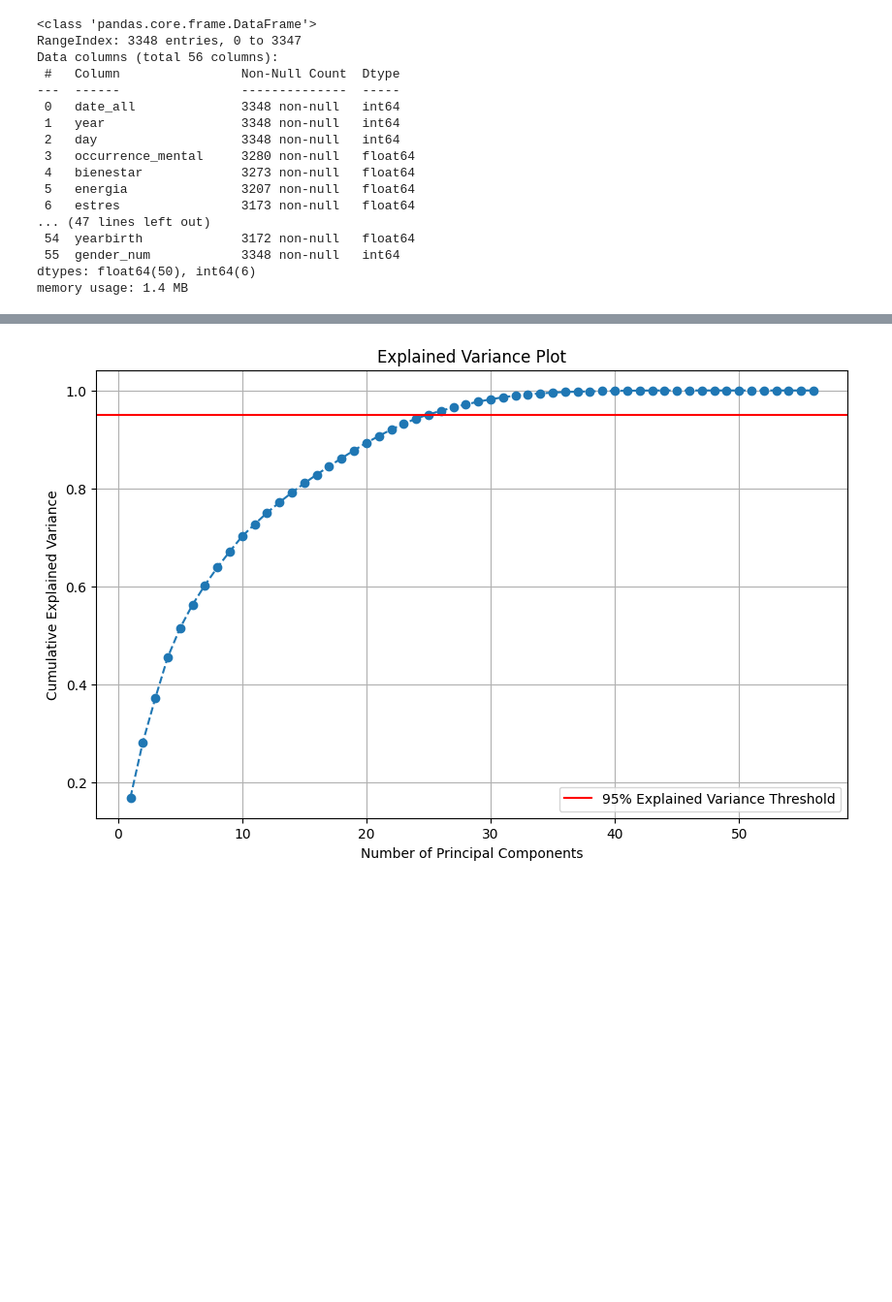
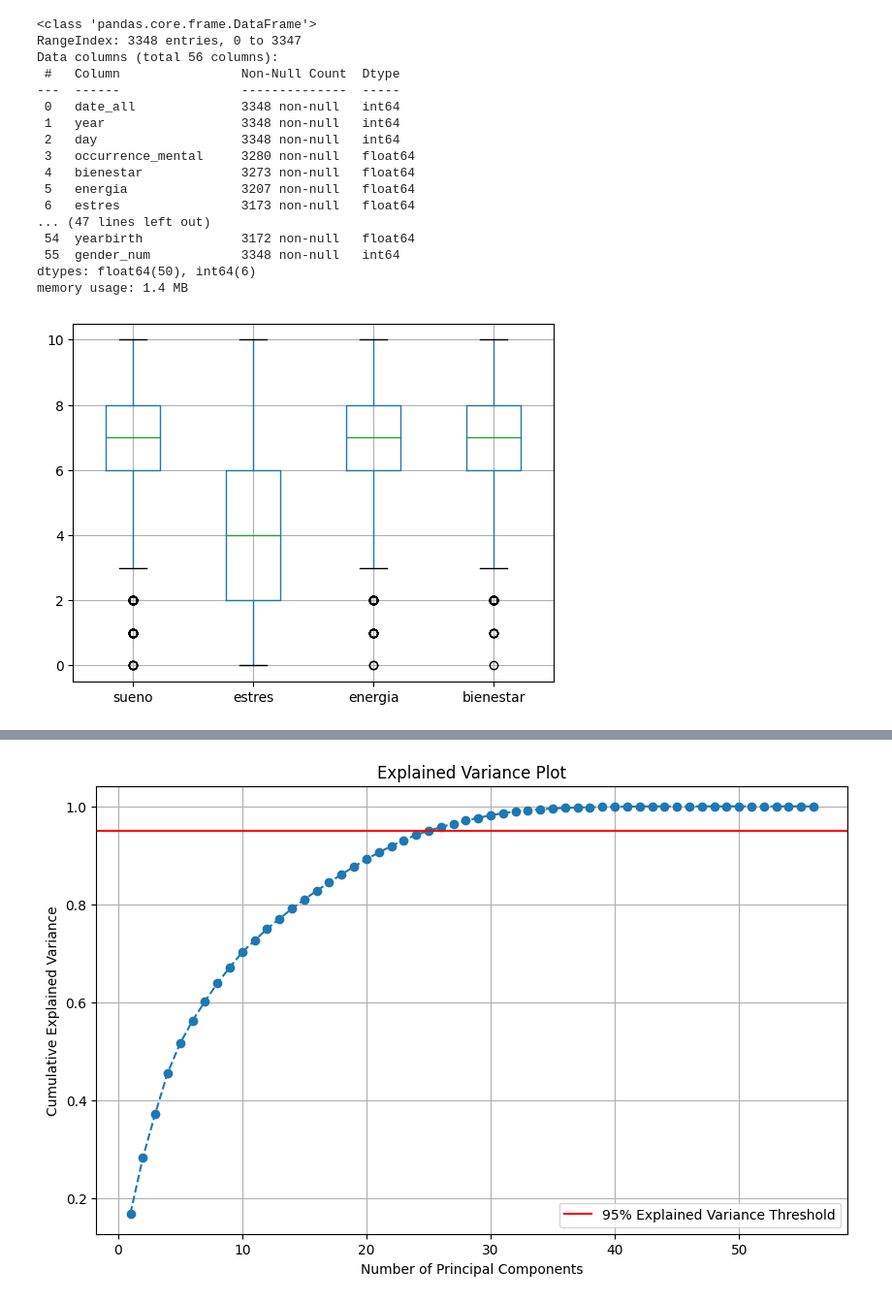
Before and after one commit to shashwat1237/Air-Pollution-and-Mental-Health, a Jupyter notebook: Untitled.ipynb, the cells around one changed output, grey strips where cells are left out. Shown: that part at 97% size. Saved outputs shown, nothing was run; the diff lists cells and outputs as text; code cells hidden in the pictures; blank space fills up the shorter version.

```diff
--- a/Untitled.ipynb
+++ b/Untitled.ipynb
@@ -340,5 +356,12 @@ Data columns (total 56 columns):
  55  gender_num            3348 non-null   int64
 dtypes: float64(50), int64(6)
 memory usage: 1.4 MB
+# %%
+numerical_df=numerical_df.dropna()
+columns=["sueno","estres","energia","bienestar"]
+numerical_df.boxplot(column=columns)
+numerical_df=remove_outliers_iqr(numerical_df,columns)
+# %% [output]
+[figure, added]
 # %%
 scaler=StandardScaler()
```
Also changed, not shown: parts of 39 cells of this notebook.
